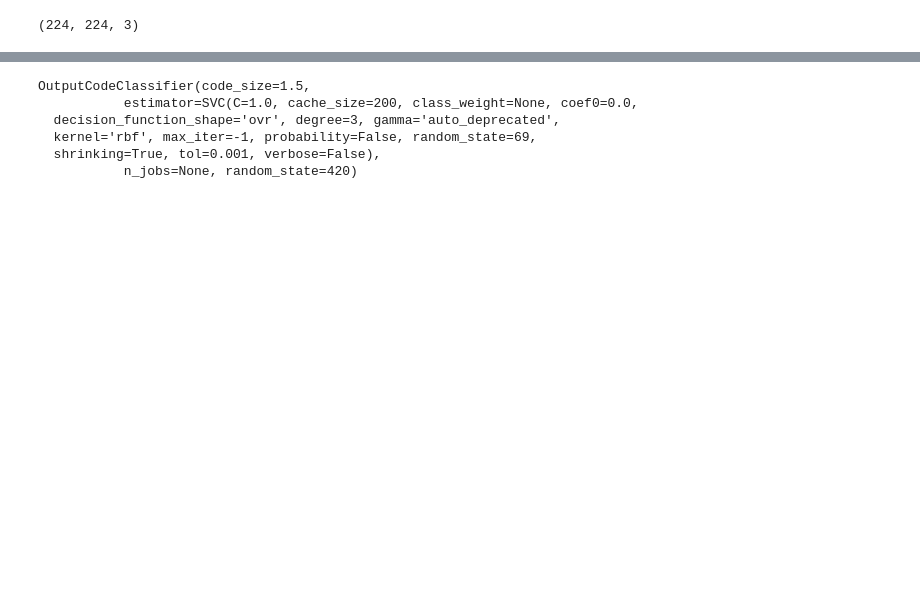
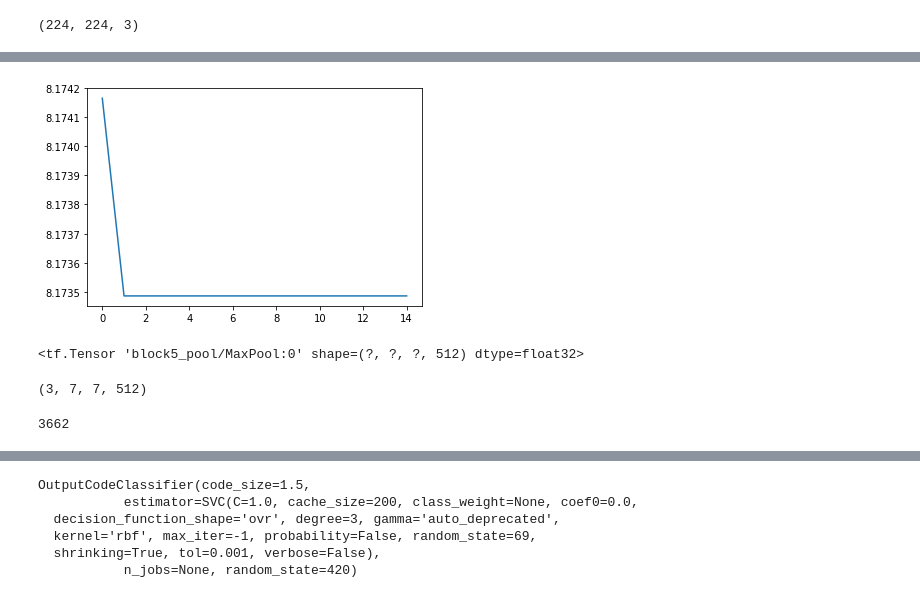
Before and after one commit to jrcicardo/Kaggle-DR-20190905, a Jupyter notebook: kaggle_dr_detection_flatiron_final_project.ipynb, the cells around one changed output, grey strips where cells are left out. Saved outputs shown, nothing was run; the diff lists cells and outputs as text; code cells hidden in the pictures; blank space fills up the shorter version.

```diff
--- a/kaggle_dr_detection_flatiron_final_project.ipynb
+++ b/kaggle_dr_detection_flatiron_final_project.ipynb
@@ -236,5 +262,5 @@ ordered_imgs[0].shape
 # %%
-datagen = keras.preprocessing.image.ImageDataGenerator(rotation_range = 180,horizontal_flip = True, vertical_flip = True,data_format = 'channels_last')
+datagen = keras.preprocessing.image.ImageDataGenerator(rotation_range = 180,horizontal_flip = True, vertical_flip = True, data_format = 'channels_last')
 batch_size = 20
 # datagen.fit(ordered_imgs)
 
@@ -245,7 +271,7 @@ train_generator = datagen.flow(
     shuffle = False)
 
 train_steps_per_epoch = len(ordered_imgs) // batch_size
-model.compile(keras.optimizers.Adam(lr = 0.0001), loss = 'categorical_crossentropy')
+model.compile('Adam', loss = 'categorical_crossentropy')
 history = model.fit_generator(train_generator,
                               steps_per_epoch=train_steps_per_epoch,
                               epochs=15, verbose=1)
@@ -278,0 +296,9 @@ ipdb>  exit
+# %%
+plt.plot(history.history['loss'])
+plt.savefig('loss_20190824')
+# %% [output]
+[figure, added]
+# %%
+model.layers[21].output
+# %% [output]
+<tf.Tensor 'block5_pool/MaxPool:0' shape=(?, ?, ?, 512) dtype=float32>
@@ -279 +309,9 @@ ipdb>  exit
+# %%
+get_last_pretrained_layer(np.asarray(ordered_imgs[0:3]))[0].shape
+# %% [output]
+(3, 7, 7, 512)
+# %%
+len(ordered_imgs)
+# %% [output]
+3662
 # %%
```
Also changed, not shown: parts of 18 cells of this notebook.
